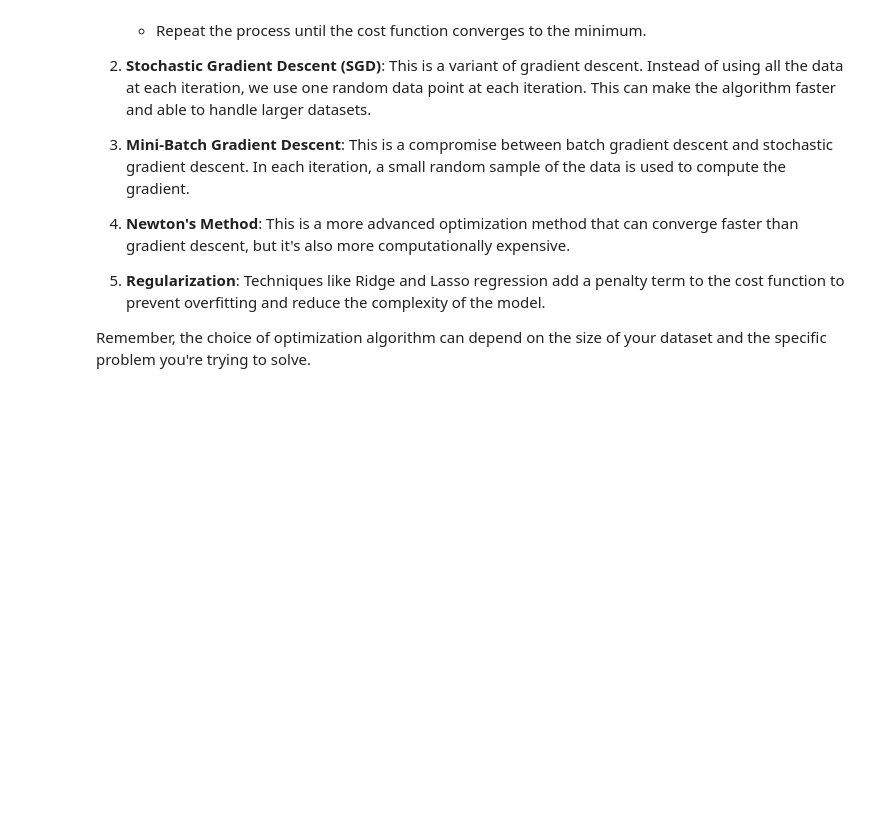
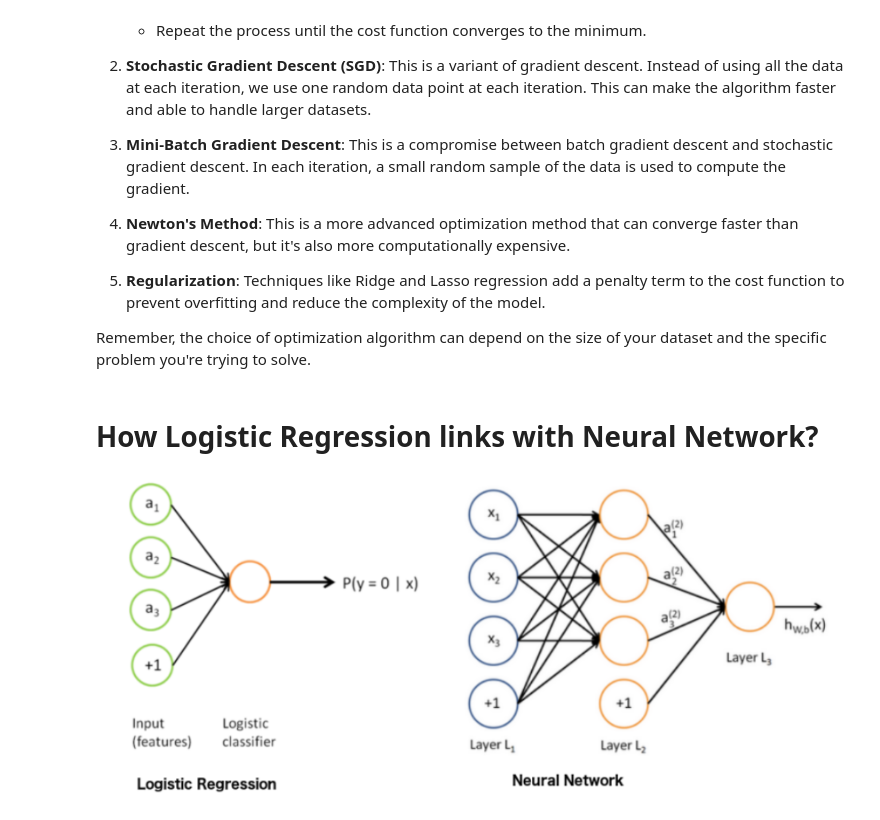
Before and after one commit to Ahmad10Raza/MindsForge-Unveiling-the-World-of-ML-Deep-Learning-and-Data, a Jupyter notebook: Machine Learnings/03. Supervised Learning Algorithms/02. Logistic Regression.ipynb, the cells around one changed output. Cells and saved outputs as stored; diff of their text form; code cells hidden in the pictures; blank space fills up the shorter version.

```diff
--- a/Machine Learnings/03. Supervised Learning Algorithms/02. Logistic Regression.ipynb
+++ b/Machine Learnings/03. Supervised Learning Algorithms/02. Logistic Regression.ipynb
@@ -191,3 +191,9 @@ The cost function is minimized using optimization algorithms. The goal is to fin
 5. **Regularization**: Techniques like Ridge and Lasso regression add a penalty term to the cost function to prevent overfitting and reduce the complexity of the model.
 
 Remember, the choice of optimization algorithm can depend on the size of your dataset and the specific problem you're trying to solve.
+# %% [markdown]
+# How Logistic Regression links with Neural Network?
+# %%
+Image(filename='./images/NN.png')
+# %% [output]
+[figure, added]
```
Also changed, not shown: parts of 13 cells of this notebook, 1 other file.
